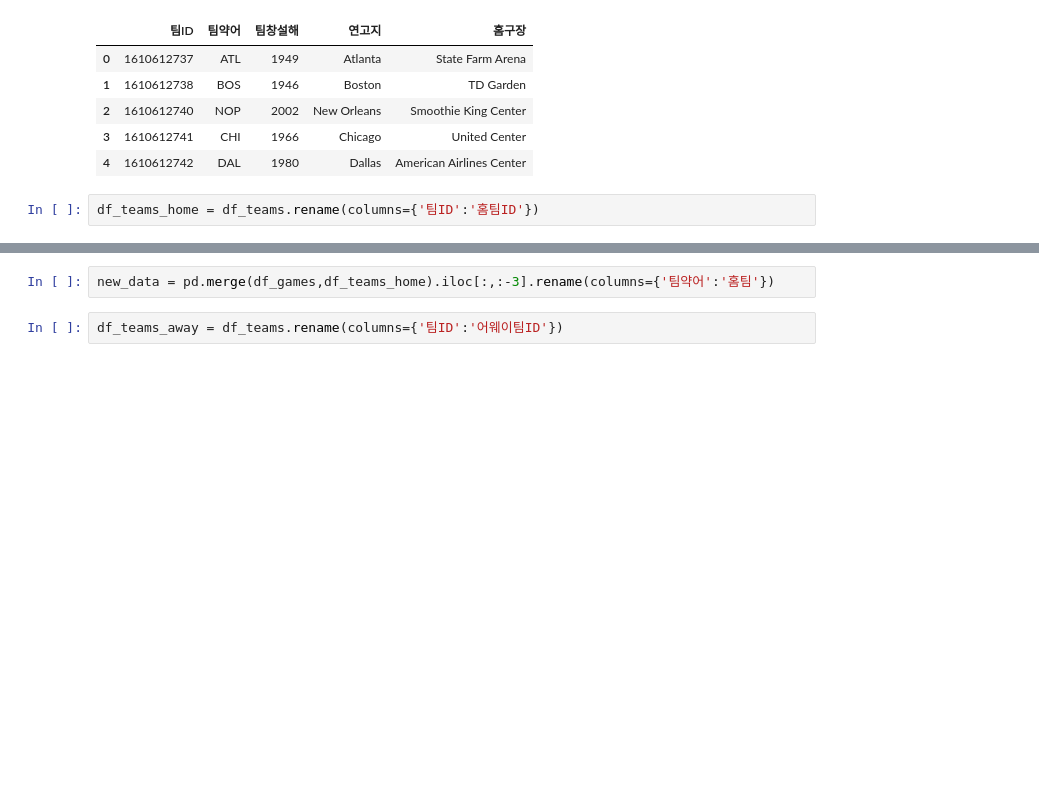
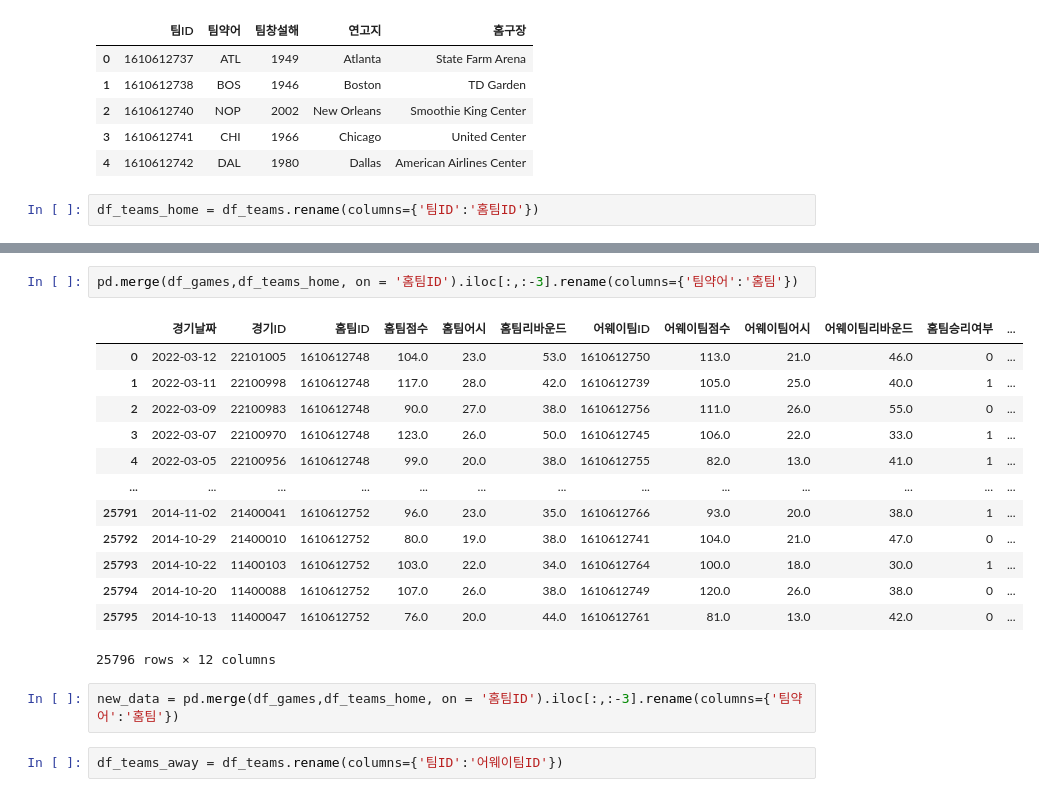
Before and after one commit to JeongUngKim/streamlit_project, a Jupyter notebook: data_analysis.ipynb, the cells around one changed output, grey strips where cells are left out. Cells and saved outputs as stored; diff of their text form; blank space fills up the shorter version.

```diff
--- a/data_analysis.ipynb
+++ b/data_analysis.ipynb
@@ -326,4 +344,20 @@ df_teams_home = df_teams.rename(columns={'팀ID':'홈팀ID'})
+# %%
+pd.merge(df_games,df_teams_home, on = '홈팀ID').iloc[:,:-3].rename(columns={'팀약어':'홈팀'})
+# %% [output]
+|  | 경기날짜 | 경기ID | 홈팀ID | 홈팀점수 | 홈팀어시 | 홈팀리바운드 | 어웨이팀ID | 어웨이팀점수 | 어웨이팀어시 | 어웨이팀리바운드 | 홈팀승리여부 | ... |
+| 0 | 2022-03-12 | 22101005 | 1610612748 | 104.0 | 23.0 | 53.0 | 1610612750 | 113.0 | 21.0 | 46.0 | 0 | ... |
+| 1 | 2022-03-11 | 22100998 | 1610612748 | 117.0 | 28.0 | 42.0 | 1610612739 | 105.0 | 25.0 | 40.0 | 1 | ... |
+| 2 | 2022-03-09 | 22100983 | 1610612748 | 90.0 | 27.0 | 38.0 | 1610612756 | 111.0 | 26.0 | 55.0 | 0 | ... |
+| 3 | 2022-03-07 | 22100970 | 1610612748 | 123.0 | 26.0 | 50.0 | 1610612745 | 106.0 | 22.0 | 33.0 | 1 | ... |
+| 4 | 2022-03-05 | 22100956 | 1610612748 | 99.0 | 20.0 | 38.0 | 1610612755 | 82.0 | 13.0 | 41.0 | 1 | ... |
+| ... | ... | ... | ... | ... | ... | ... | ... | ... | ... | ... | ... | ... |
+| 25791 | 2014-11-02 | 21400041 | 1610612752 | 96.0 | 23.0 | 35.0 | 1610612766 | 93.0 | 20.0 | 38.0 | 1 | ... |
+| 25792 | 2014-10-29 | 21400010 | 1610612752 | 80.0 | 19.0 | 38.0 | 1610612741 | 104.0 | 21.0 | 47.0 | 0 | ... |
+| 25793 | 2014-10-22 | 11400103 | 1610612752 | 103.0 | 22.0 | 34.0 | 1610612764 | 100.0 | 18.0 | 30.0 | 1 | ... |
+| 25794 | 2014-10-20 | 11400088 | 1610612752 | 107.0 | 26.0 | 38.0 | 1610612749 | 120.0 | 26.0 | 38.0 | 0 | ... |
+| 25795 | 2014-10-13 | 11400047 | 1610612752 | 76.0 | 20.0 | 44.0 | 1610612761 | 81.0 | 13.0 | 42.0 | 0 | ... |
+25796 rows × 12 columns
 # %%
-new_data = pd.merge(df_games,df_teams_home).iloc[:,:-3].rename(columns={'팀약어':'홈팀'})
+new_data = pd.merge(df_games,df_teams_home, on = '홈팀ID').iloc[:,:-3].rename(columns={'팀약어':'홈팀'})
 # %%
 df_teams_away = df_teams.rename(columns={'팀ID':'어웨이팀ID'})
```
Also changed, not shown: parts of 16 cells of this notebook, 1 other file.
